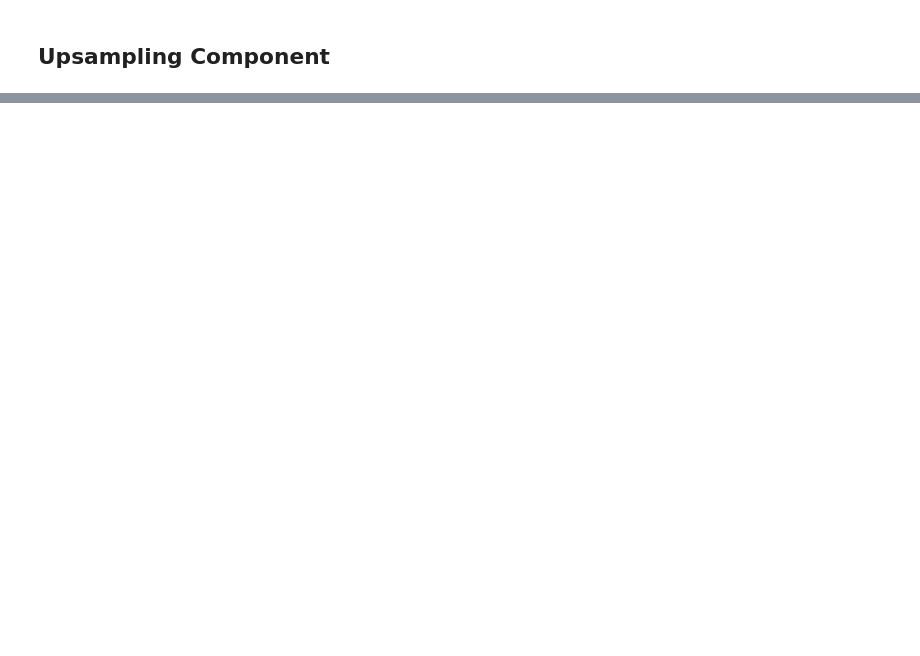
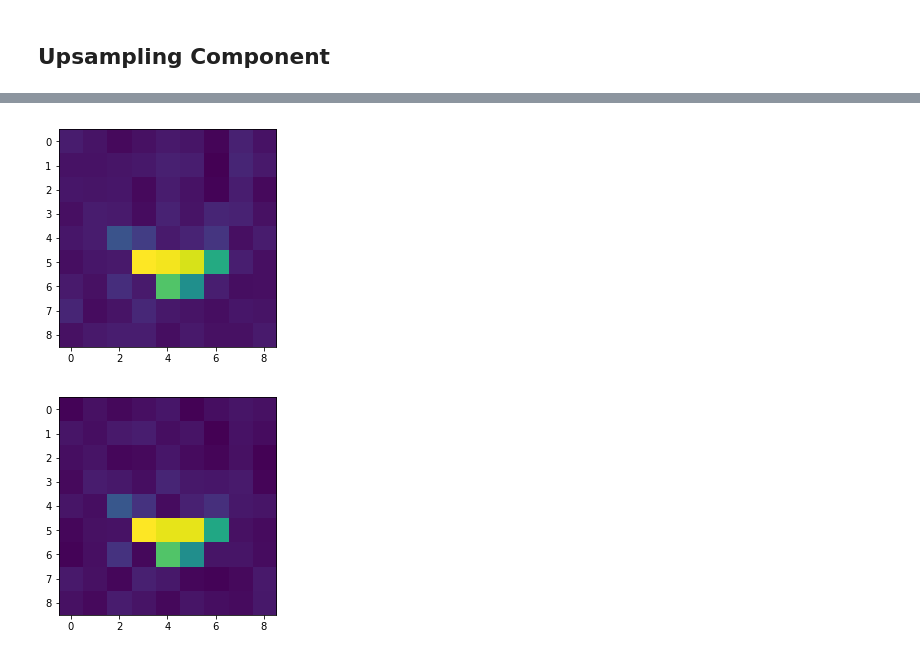
Before and after one commit to kartikeya1994/visual_attn, a Jupyter notebook: densenet_model/Debug.ipynb, the cells around one changed output, grey strips where cells are left out. Saved outputs shown, nothing was run; the diff lists cells and outputs as text; code cells hidden in the pictures; blank space fills up the shorter version.

```diff
--- a/densenet_model/Debug.ipynb
+++ b/densenet_model/Debug.ipynb
@@ -234,0 +419,4 @@ IndexError: index 2 is out of bounds for axis 0 with size 2
+# %%
+from densenet_old import densenet121_attn
+weights = '../saved/den_121_attn_cub_crop_13_0.80375.pth'
+d = densenet121_attn(mask_only=True)
@@ -234,0 +462,9 @@ IndexError: index 2 is out of bounds for axis 0 with size 2
+# %%
+w = d.attn_fc.weight.data.numpy()
+b = d.attn_fc.bias.data.numpy().reshape(243, 1)
+import numpy as np
+x1 = np.random.rand(1024,1)
+x2 = np.random.rand(1024,1)
+
+y1 = w.dot(x1)+b
+y2 = w.dot(x2)+b
@@ -234,0 +489,12 @@ IndexError: index 2 is out of bounds for axis 0 with size 2
+# %%
+y1 = y1.reshape(3, 9, 9)
+y2 = y2.reshape(3, 9, 9)
+# %%
+import matplotlib.pyplot as plt
+plt.imshow(y1[0])
+plt.show()
+plt.imshow(y2[0])
+plt.show()
+# %% [output]
+[figure, added]
+[figure, added]
```
Also changed, not shown: parts of 45 cells of this notebook, 15 other files.
